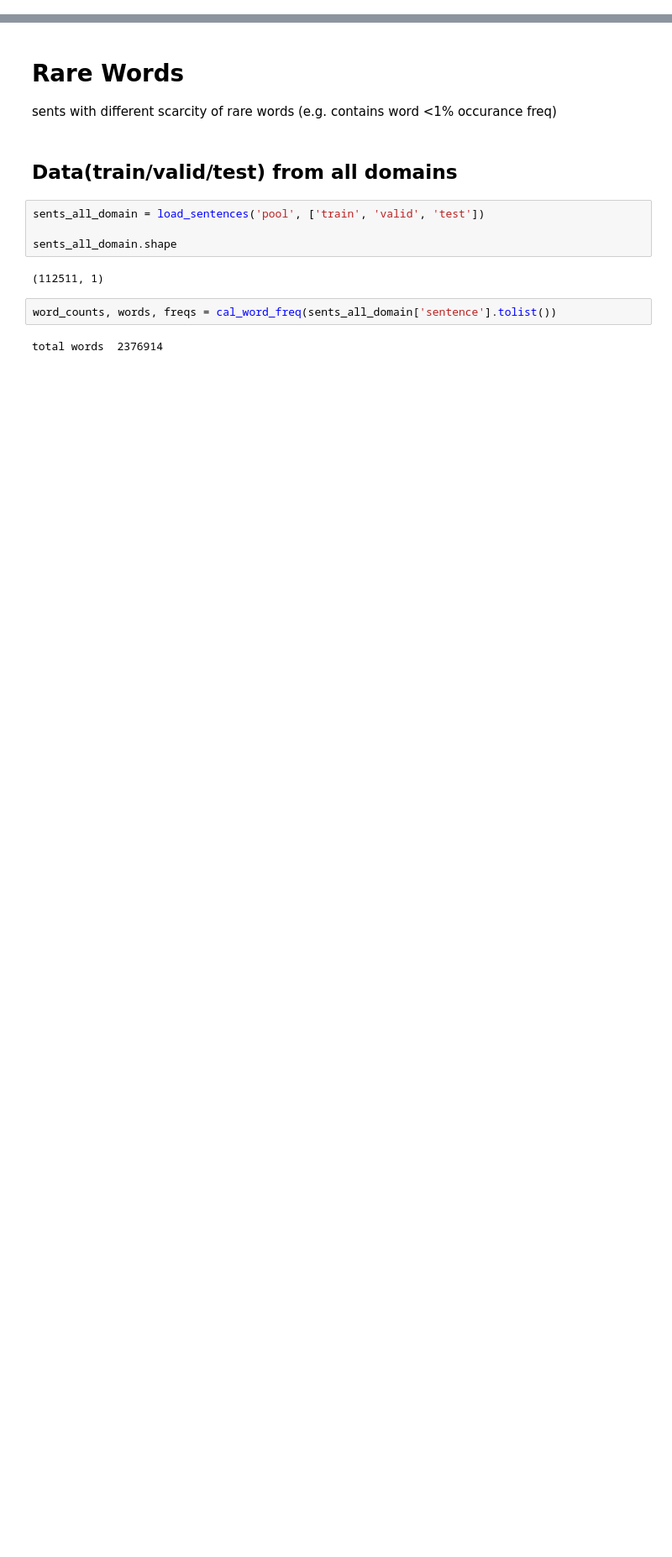
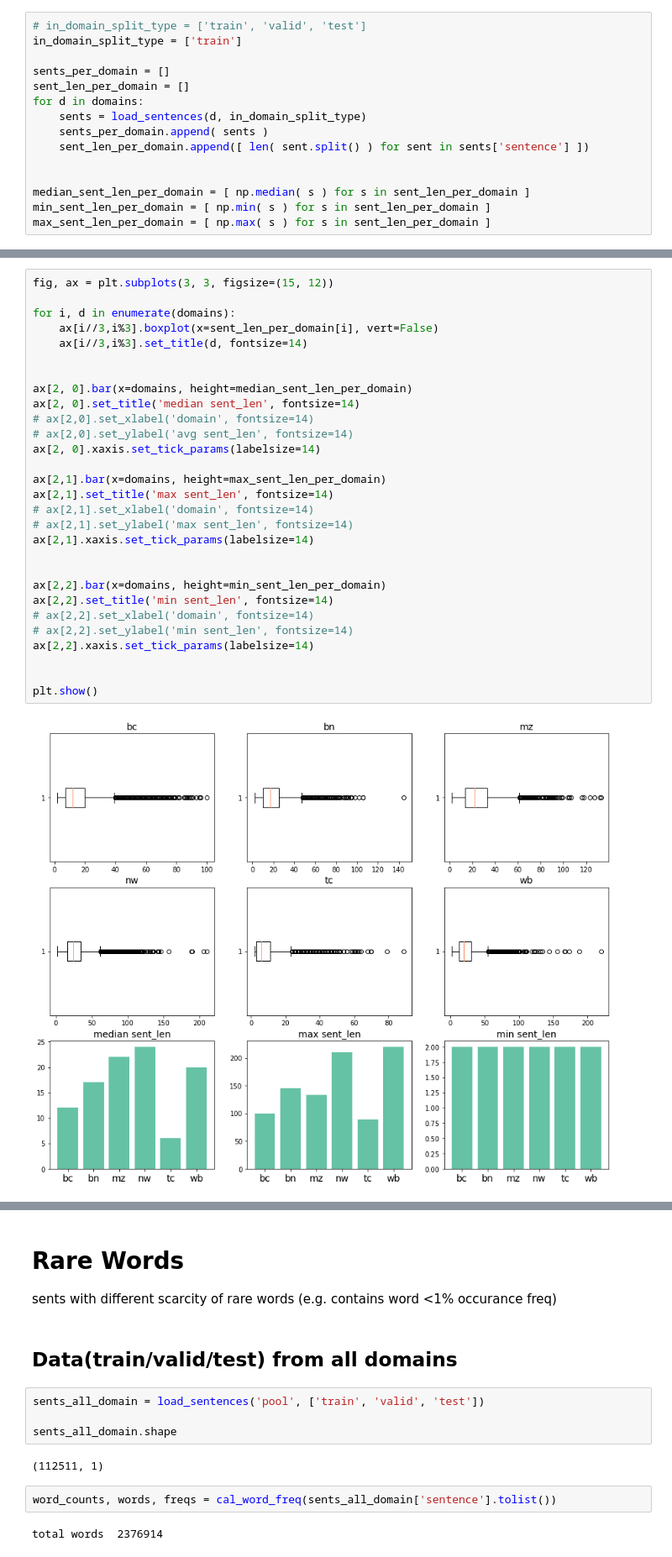
Before and after one commit to ixiaopan/NER_Tagger, a Jupyter notebook: corpus_profile.ipynb, the cells around one changed output, grey strips where cells are left out. Shown at 84% size. Drawn from its saved outputs; the diff is of its cells as text; blank space fills up the shorter version.

```diff
--- a/corpus_profile.ipynb
+++ b/corpus_profile.ipynb
@@ -10,0 +118,15 @@ from nltk.corpus import stopwords
+# %%
+# in_domain_split_type = ['train', 'valid', 'test']
+in_domain_split_type = ['train']
+
+sents_per_domain = []
+sent_len_per_domain = []
+for d in domains:
+    sents = load_sentences(d, in_domain_split_type)
+    sents_per_domain.append( sents )
+    sent_len_per_domain.append([ len( sent.split() ) for sent in sents['sentence'] ])
+
+
+median_sent_len_per_domain = [ np.median( s ) for s in sent_len_per_domain ]
+min_sent_len_per_domain = [ np.min( s ) for s in sent_len_per_domain ]
+max_sent_len_per_domain = [ np.max( s ) for s in sent_len_per_domain ]
@@ -10,0 +139,31 @@ from nltk.corpus import stopwords
+# %%
+fig, ax = plt.subplots(3, 3, figsize=(15, 12))
+
+for i, d in enumerate(domains):
+    ax[i//3,i%3].boxplot(x=sent_len_per_domain[i], vert=False)
+    ax[i//3,i%3].set_title(d, fontsize=14)
+
+
+ax[2, 0].bar(x=domains, height=median_sent_len_per_domain)
+ax[2, 0].set_title('median sent_len', fontsize=14)
+# ax[2,0].set_xlabel('domain', fontsize=14)
+# ax[2,0].set_ylabel('avg sent_len', fontsize=14)
+ax[2, 0].xaxis.set_tick_params(labelsize=14)
+
+ax[2,1].bar(x=domains, height=max_sent_len_per_domain)
+ax[2,1].set_title('max sent_len', fontsize=14)
+# ax[2,1].set_xlabel('domain', fontsize=14)
+# ax[2,1].set_ylabel('max sent_len', fontsize=14)
+ax[2,1].xaxis.set_tick_params(labelsize=14)
+
+
+ax[2,2].bar(x=domains, height=min_sent_len_per_domain)
+ax[2,2].set_title('min sent_len', fontsize=14)
+# ax[2,2].set_xlabel('domain', fontsize=14)
+# ax[2,2].set_ylabel('min sent_len', fontsize=14)
+ax[2,2].xaxis.set_tick_params(labelsize=14)
+
+
+plt.show()
+# %% [output]
+[figure, added]
```
Also changed, not shown: parts of 35 cells of this notebook, 2 other files.
